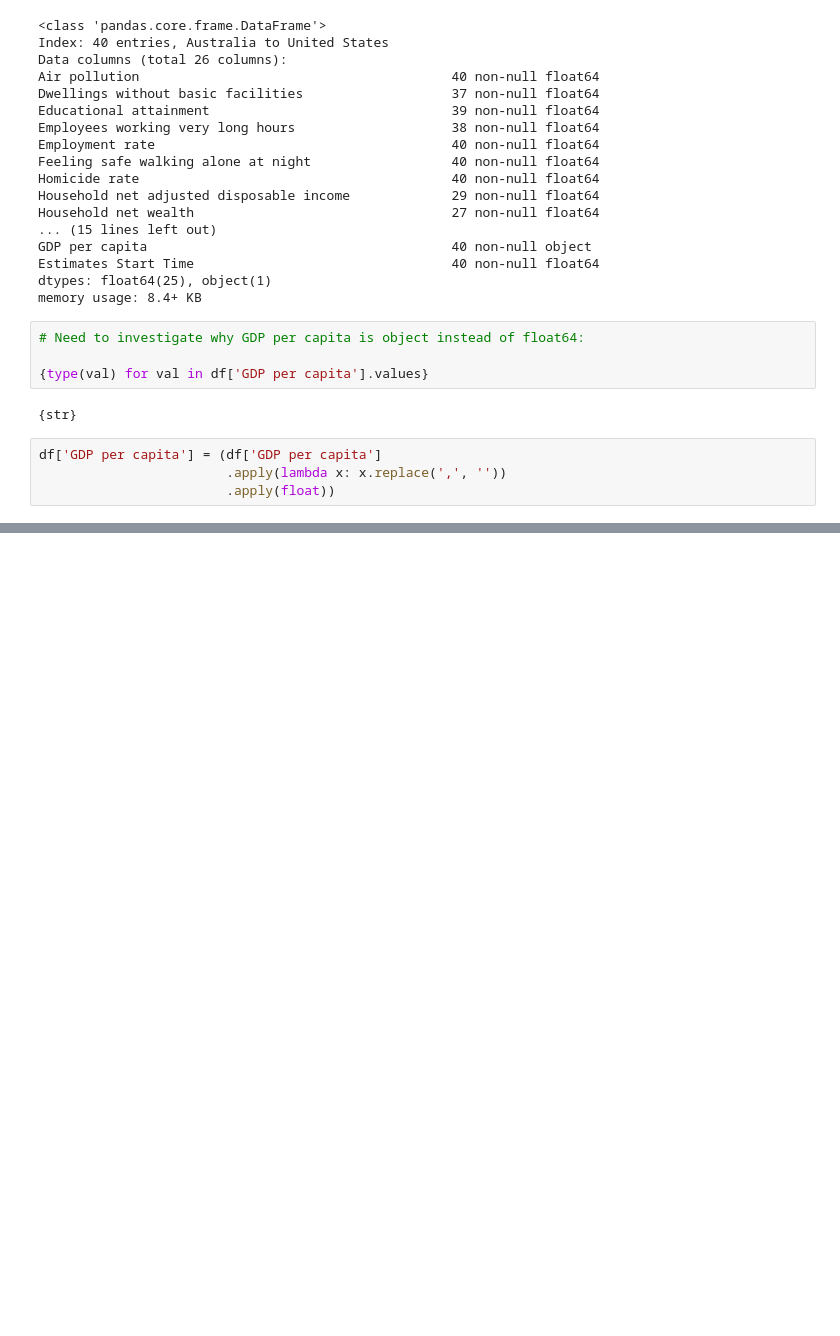
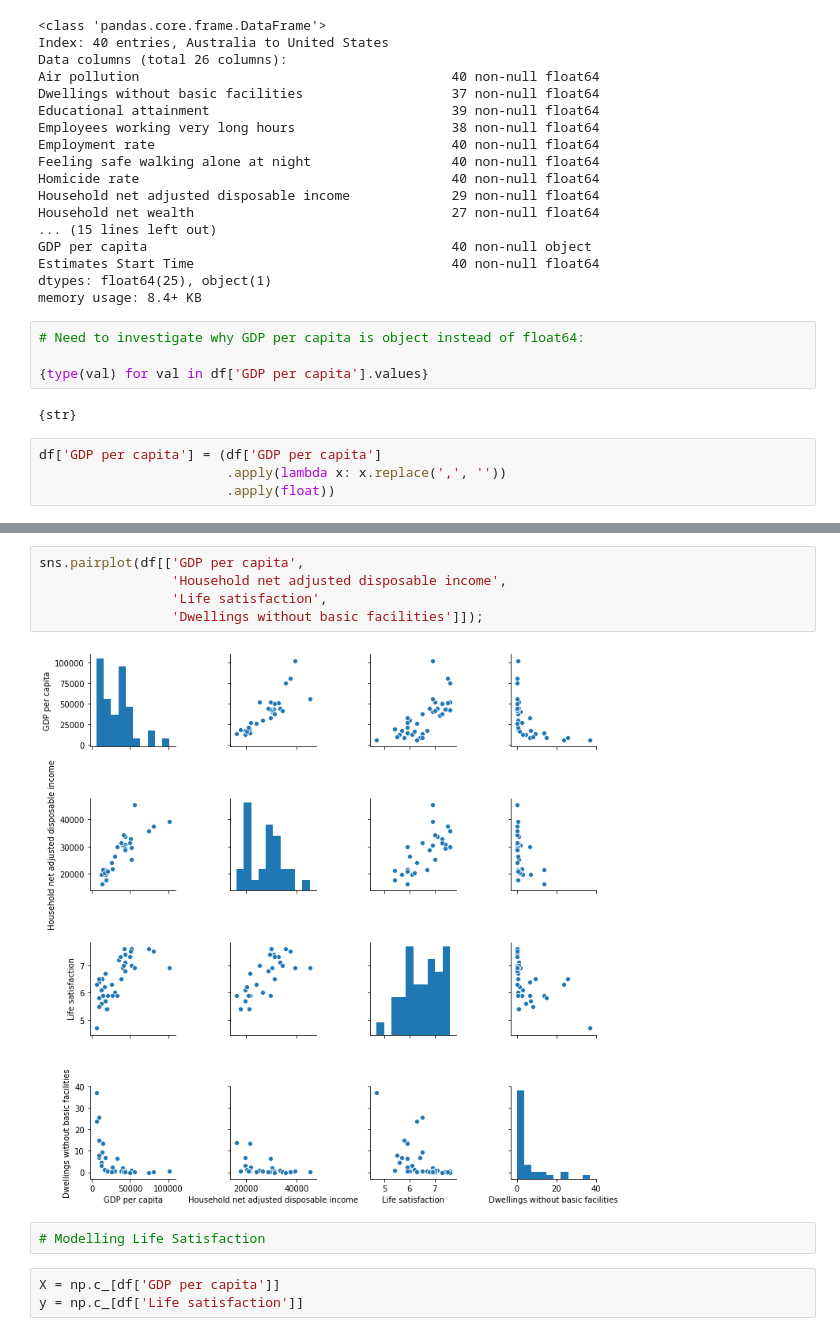
Before and after one commit to apethani21/exploring-economic-data, a Jupyter notebook: EDA.ipynb, the cells around one changed output, grey strips where cells are left out. Saved outputs shown, nothing was run; the diff lists cells and outputs as text; blank space fills up the shorter version.

```diff
--- a/EDA.ipynb
+++ b/EDA.ipynb
@@ -215,0 +241,12 @@ corr.style.background_gradient(cmap='coolwarm', axis=None).set_precision(3)
+# %%
+sns.pairplot(df[['GDP per capita',
+                 'Household net adjusted disposable income',
+                 'Life satisfaction',
+                 'Dwellings without basic facilities']]);
+# %% [output]
+[figure, added]
+# %%
+# Modelling Life Satisfaction
+# %%
+X = np.c_[df['GDP per capita']]
+y = np.c_[df['Life satisfaction']]
```
Also changed, not shown: parts of 11 cells of this notebook, 1 other file.
